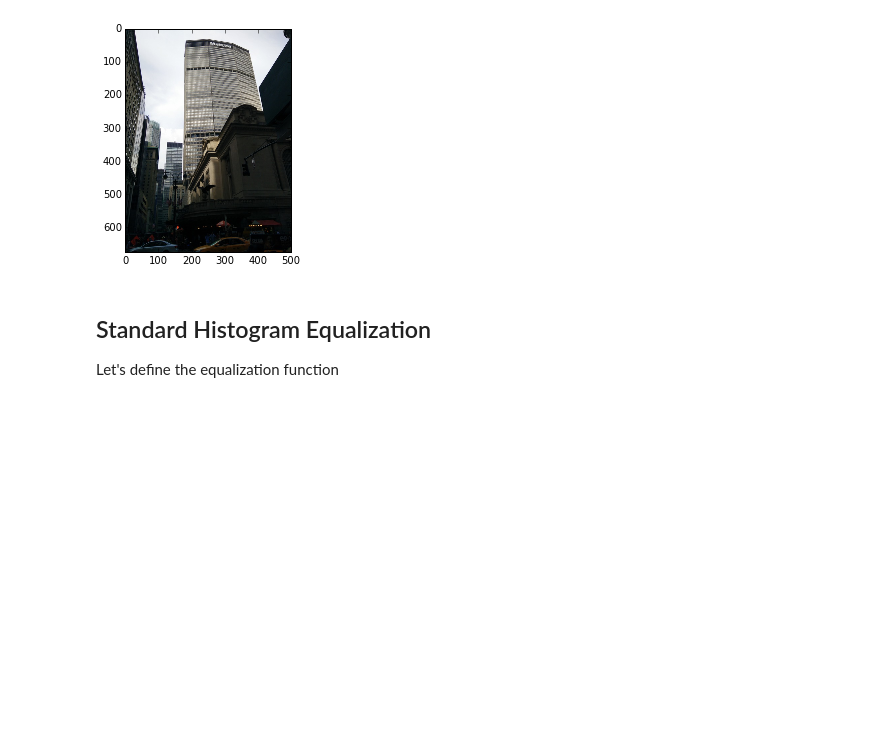
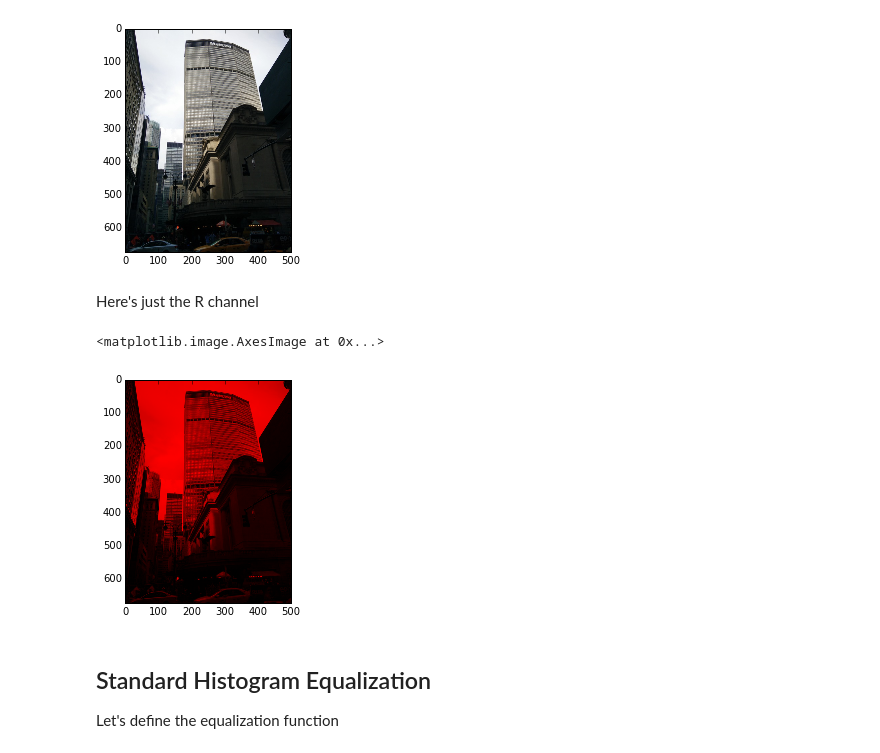
Before and after one commit to sakekasi/computer-vision, a Jupyter notebook: histogram_eq.ipynb, the cells around one changed output. Drawn from its saved outputs; the diff is of its cells as text; code cells hidden in the pictures; blank space fills up the shorter version.

Commit message:
sorted out histogram eq

```diff
--- a/histogram_eq.ipynb
+++ b/histogram_eq.ipynb
@@ -19,6 +19,22 @@ print dims
 # %% [output]
 (674, 500, 3)
 [figure]
+# %% [markdown]
+Here's just the R channel
+# %%
+g = np.ndarray.copy(f)
+for i in range(dims[0]):
+    for j in range(dims[1]):
+        for k in range(dims[2]):
+            if(k == 0):
+                g[i,j,k] = f[i,j,k]
+            else:
+                g[i,j,k] = 0
+
+plt.imshow(g)
+# %% [output]
+<matplotlib.image.AxesImage at 0x...>
+[figure, added]
 # %% [markdown]
 ## Standard Histogram Equalization
 Let's define the equalization function
```
Also changed, not shown: parts of 9 cells of this notebook, 3 other files.
